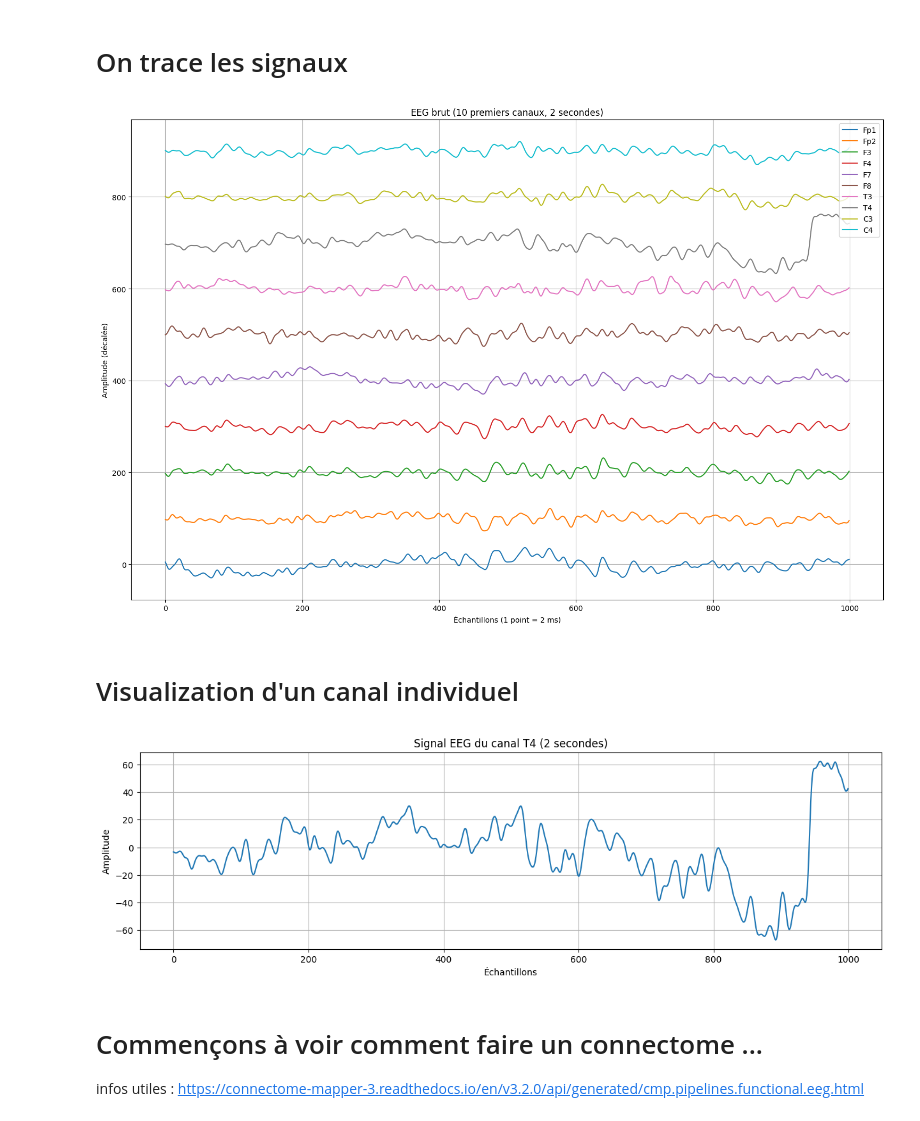
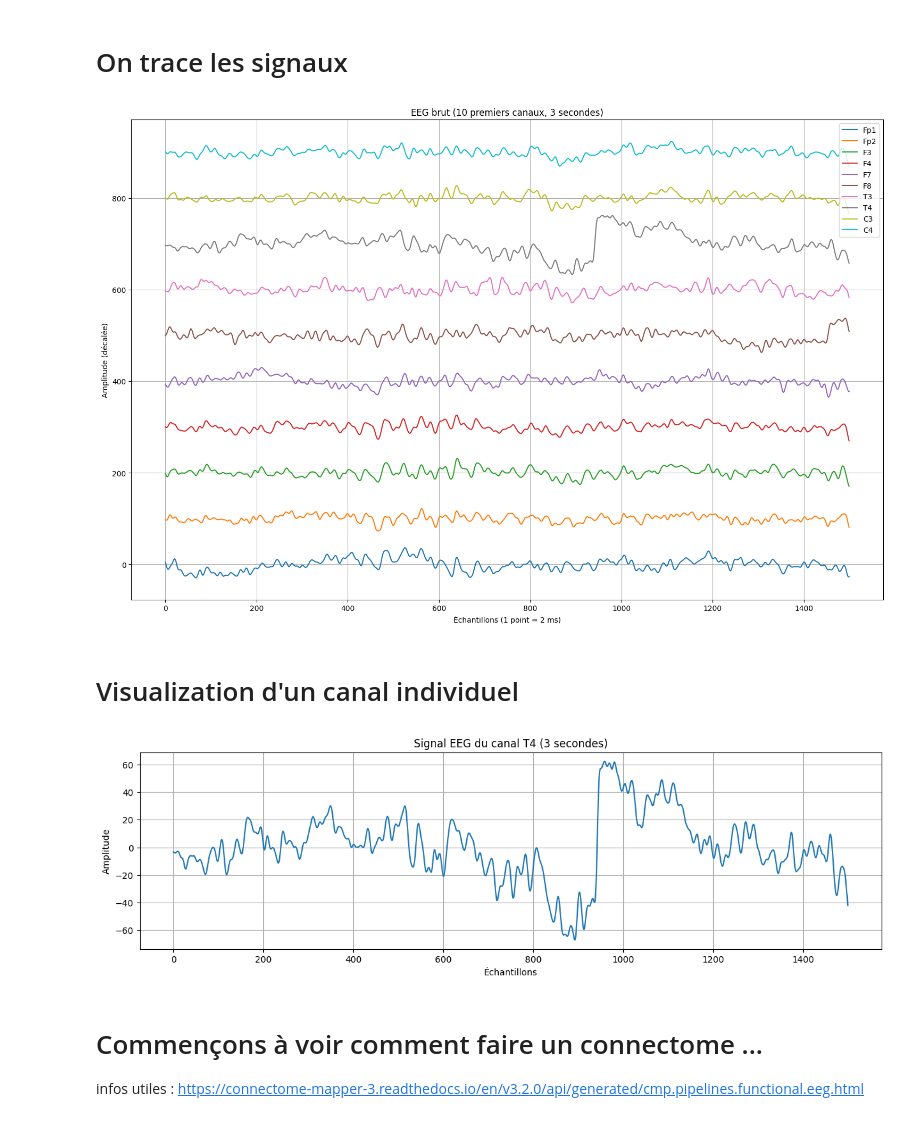
Before and after one commit to robinguiavarch/XAIGUIFORMER_MLReproducibility, a Jupyter notebook: src/dataset_viz.ipynb, the cells around one changed output. Cells and saved outputs as stored; diff of their text form; code cells hidden in the pictures.

```diff
--- a/src/dataset_viz.ipynb
+++ b/src/dataset_viz.ipynb
@@ -80,7 +82,7 @@ df.head()
 # On trace les signaux
 # %%
 # Paramètres d'affichage
-n_seconds = 2
+n_seconds = 3
 sampling_rate = 500
 n_points = n_seconds * sampling_rate
 
@@ -91,7 +93,7 @@ for i, column in enumerate(df.columns[:10]):
     signal = df[column][:n_points]
     plt.plot(signal + i * 100, label=column)  # Décalage vertical pour lisibilité
 
-plt.title("EEG brut (10 premiers canaux, 2 secondes)")
+plt.title(f"EEG brut (10 premiers canaux, {n_seconds} secondes)")
 plt.xlabel("Échantillons (1 point = 2 ms)")
 plt.ylabel("Amplitude (décalée)")
 plt.legend(loc='upper right')
@@ -99,22 +101,22 @@ plt.grid(True)
 plt.tight_layout()
 plt.show()
 # %% [output]
-[figure, old version]
+[figure, new version]
 # %% [markdown]
 # Visualization d'un canal individuel
 # %%
 channel = "T4"
 signal = df[channel]
 
 plt.figure(figsize=(15, 4))
-plt.plot(signal[:1000])
-plt.title(f"Signal EEG du canal {channel} (2 secondes)")
+plt.plot(signal[:1500])
+plt.title(f"Signal EEG du canal {channel} ({n_seconds} secondes)")
 plt.xlabel("Échantillons")
 plt.ylabel("Amplitude")
 plt.grid(True)
 plt.show()
 # %% [output]
-[figure, old version]
+[figure, new version]
 # %% [markdown]
 # Commençons à voir comment faire un connectome ...
 infos utiles : https://connectome-mapper-3.readthedocs.io/en/v3.2.0/api/generated/cmp.pipelines.functional.eeg.html
```
Also changed, not shown: parts of 10 cells of this notebook, 2 other files.
